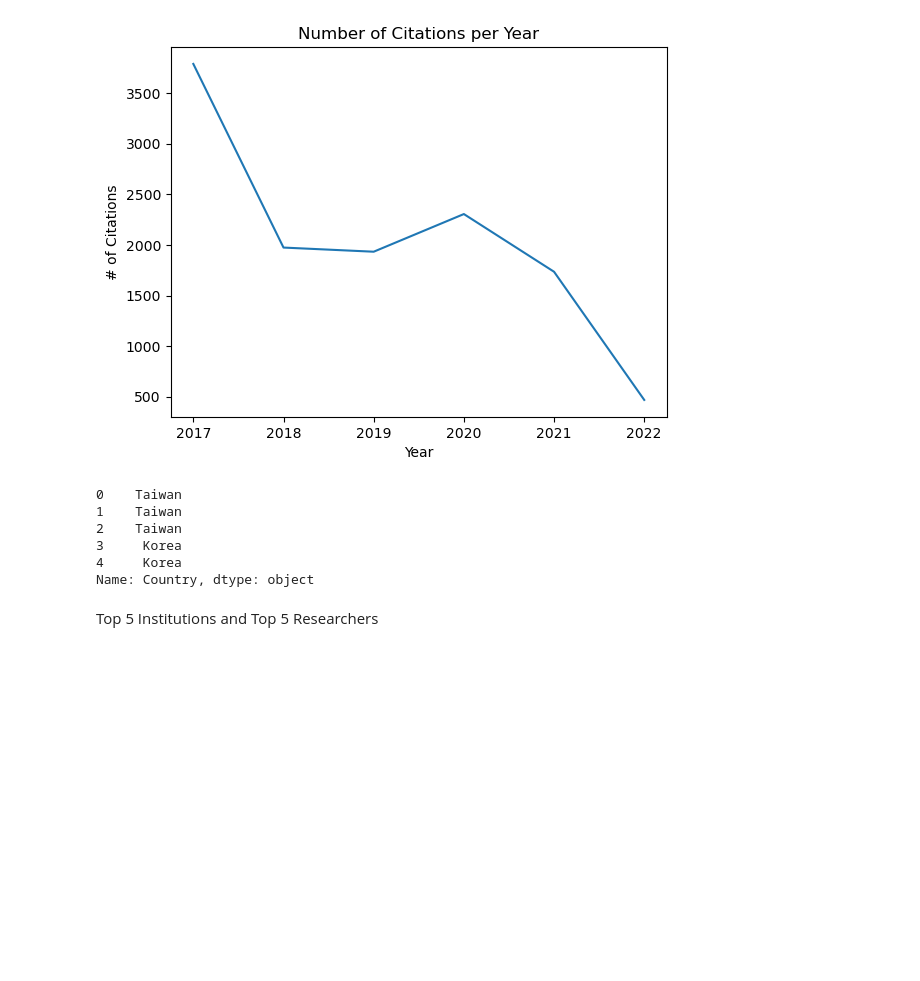
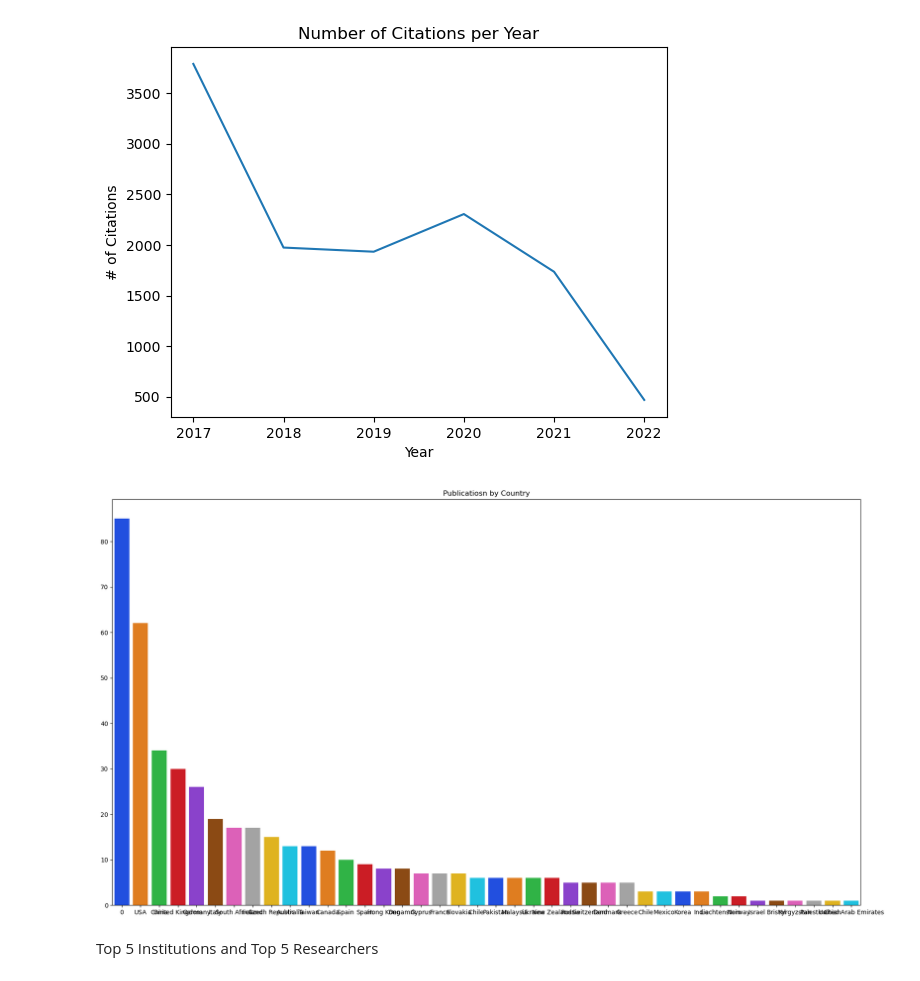
Before and after one commit to alecrothenberg/Multi-Modal-ML-Exercise-1, a Jupyter notebook: Ex1-Python-Fund.ipynb, the cells around one changed output. Saved outputs shown, nothing was run; the diff lists cells and outputs as text; code cells hidden in the pictures; blank space fills up the shorter version.

```diff
--- a/Ex1-Python-Fund.ipynb
+++ b/Ex1-Python-Fund.ipynb
@@ -59,22 +59,29 @@ Text(0, 0.5, '# of Citations')
 # %%
 import seaborn as sea
 from pygal_maps_world.maps import World
+from spellchecker import SpellChecker
 
 
 #plotting publications around the world
 worldmap = World()
 worldmap.title = 'Publications aroud the World'
 
 countries = df['Country']
+# spell = SpellChecker()
+# y = spell.unknown(df['Country'])
+# for x in countries:
+#     L = [x]
+#     spell.correction(L)
+
+
 countries.head()
-worldmap.add()
+countryFrequency = countries.value_counts()
+plt.figure(figsize=(22, 12))
+sea.barplot(countryFrequency.index, countryFrequency.values, palette='bright')
+plt.title('Publication by Country')
+plt.show()
 # %% [output]
-0    Taiwan
-1    Taiwan
-2    Taiwan
-3     Korea
-4     Korea
-Name: Country, dtype: object
+[figure, added]
 # %% [markdown]
 Top 5 Institutions and Top 5 Researchers
 # %%
```
Also changed, not shown: 2 other files.
